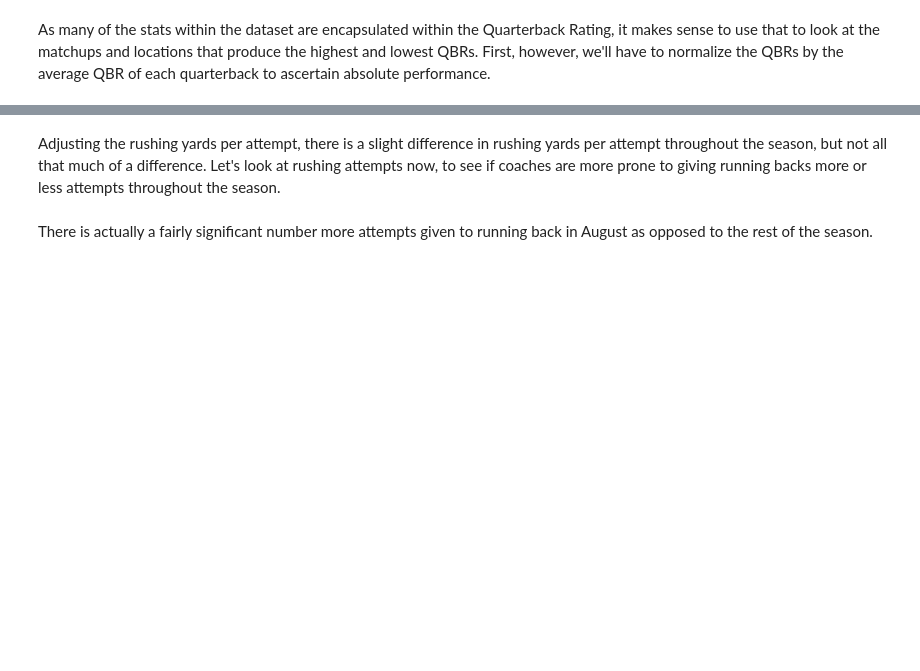
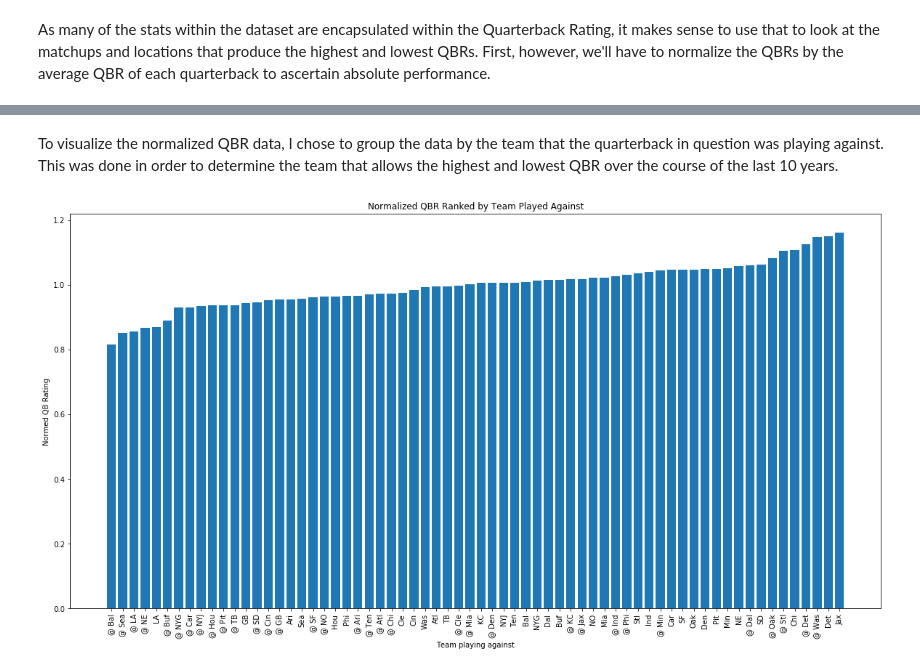
Before and after one commit to Rosswell/k2_datascience, a Jupyter notebook: EDA_Project/NFL_Stats_Analysis.ipynb, the cells around one changed output, grey strips where cells are left out. Saved outputs shown, nothing was run; the diff lists cells and outputs as text; code cells hidden in the pictures; blank space fills up the shorter version.

```diff
--- a/EDA_Project/NFL_Stats_Analysis.ipynb
+++ b/EDA_Project/NFL_Stats_Analysis.ipynb
@@ -42,10 +74,8 @@ First, we need to define the functions to use for standardizing columns. These w
 # %%
 def longest_fix(x):
-    try:
-        if x[-1] == 't':
-            return int(x[:-1])
-    except:
-        return int(x)
+    if isinstance(x, str):
+        return int(x[:-1])
+    return x
 # %%
 def month_fix(x):
     if x < 3:
@@ -58,5 +88,5 @@ def winloss_fix(x):
 def score_fix(x):
     win_loss = x.split(',')[0]
     if win_loss == 'W':
-        return x.split(',')[1].split('-')[0]
-    return x.split(',')[1].split('-')[1]
+        return int(x.split(',')[1].split('-')[0])
+    return int(x.split(',')[1].split('-')[1])
@@ -68,3 +107,5 @@ qb_df['score'] = qb_df.result.apply(lambda x: score_fix(x))
 qb_df['win_loss'] = qb_df.result.apply(lambda x: winloss_fix(x))
 qb_df['month'] = qb_df.date.apply(lambda x: month_fix(x.month))
 qb_df['longest_completion'] = qb_df.longest_completion.apply(lambda x: longest_fix(x))
+qb_df['times_sacked'], qb_df['sack_length'] = sack_fix(qb_df['sacks'])
+qb_df = qb_df.drop(['sacks', 'result'], 1)
@@ -117,7 +141,0 @@ NameError: name 'completion_fix' is not defined
-# %%
-average_qb_rating = []
-for name in qb_df.player_name.values:
-    average_qb_rating.append(qb_df[qb_df.player_name == name].qb_rating.mean())
-qb_df['average_qb_rating'] = average_qb_rating
-qb_df['norm_rating'] = qb_df.qb_rating/qb_df.average_qb_rating
-temp_df = qb_df.groupby('opponent').norm_rating.mean().sort_values()
@@ -198,2 +141,0 @@ t = show(p, notebook_handle=True)
-# %% [markdown]
-Adjusting the rushing yards per attempt, there is a slight difference in rushing yards per attempt throughout the season, but not all that much of a difference. Let's look at rushing attempts now, to see if coaches are more prone to giving running backs more or less attempts throughout the season.
@@ -215,2 +142,13 @@ t = show(p, notebook_handle=True)
-# %% [markdown]
-There is actually a fairly significant number more attempts given to running back in August as opposed to the rest of the season.
+# %% [markdown]
+To visualize the normalized QBR data, I chose to group the data by the team that the quarterback in question was playing against. This was done in order to determine the team that allows the highest and lowest QBR over the course of the last 10 years.
+# %%
+temp_df = qb_df.groupby('opponent').norm_rating.mean().sort_values()
+plt.figure(figsize=(20,10))
+plt.bar(range(66), temp_df.values)
+plt.xticks(range(66), temp_df.index, rotation=90)
+plt.ylabel('Normed QB Rating')
+plt.xlabel('Team playing against')
+plt.title('Normalized QBR Ranked by Team Played Against')
+plt.show()
+# %% [output]
+[figure, added]
```
Also changed, not shown: parts of 49 cells of this notebook.
